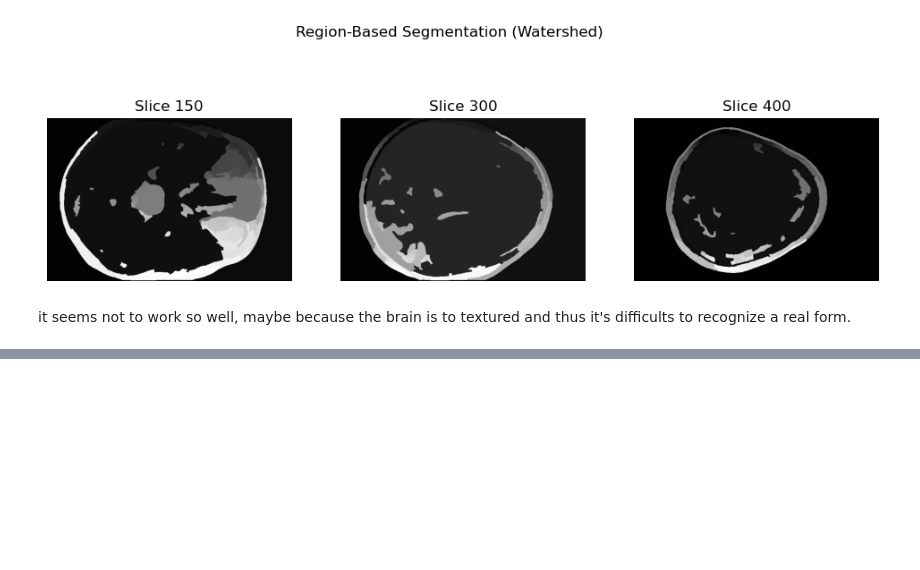
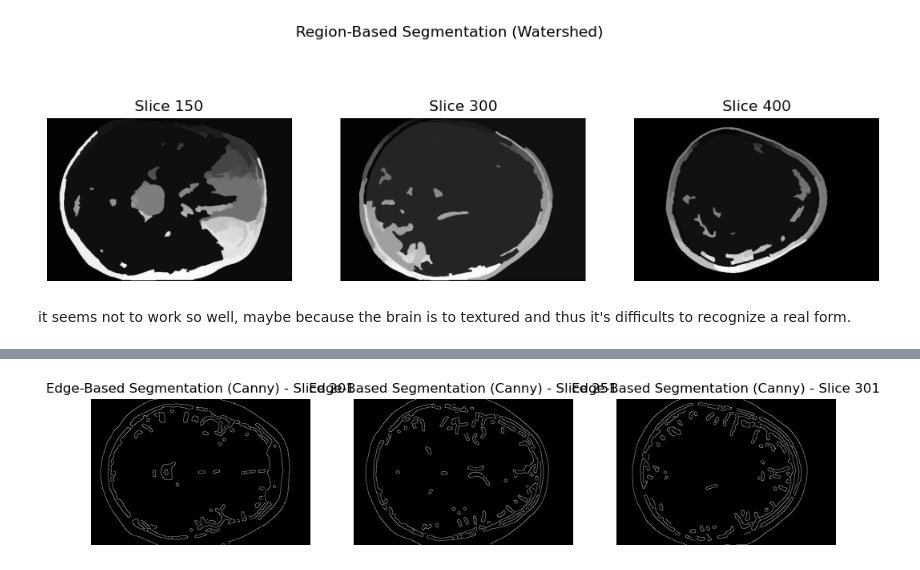
Before and after one commit to lechaudepierre/INFO-H500, a Jupyter notebook: TP5- Medical Image Segmentation/TP5_Medical_Image_Segmentation(solved).ipynb, the cells around one changed output, grey strips where cells are left out. Saved outputs shown, nothing was run; the diff lists cells and outputs as text; code cells hidden in the pictures; blank space fills up the shorter version.

```diff
--- a/TP5- Medical Image Segmentation/TP5_Medical_Image_Segmentation(solved).ipynb
+++ b/TP5- Medical Image Segmentation/TP5_Medical_Image_Segmentation(solved).ipynb
@@ -690,0 +751,9 @@ it seems not to work so well, maybe because the brain is to textured and thus it
+# %%
+edge_volume = np.zeros_like(clean_mask)
+for i in range(clean_mask.shape[2]):
+    edge_volume[:, :, i] = canny(clean_mask[:, :, i], sigma=4)
+
+# Visualize edge-based segmentation
+plot_slices(edge_volume, "Edge-Based Segmentation (Canny)")
+# %% [output]
+[figure, added]
```
Also changed, not shown: parts of 7 cells of this notebook.
